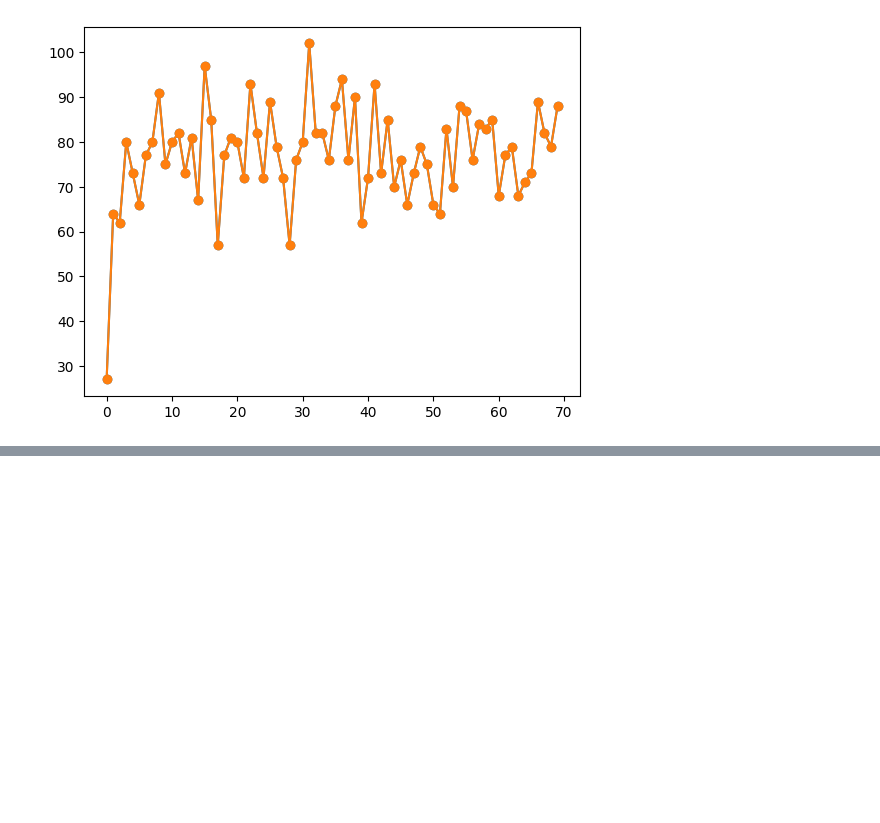
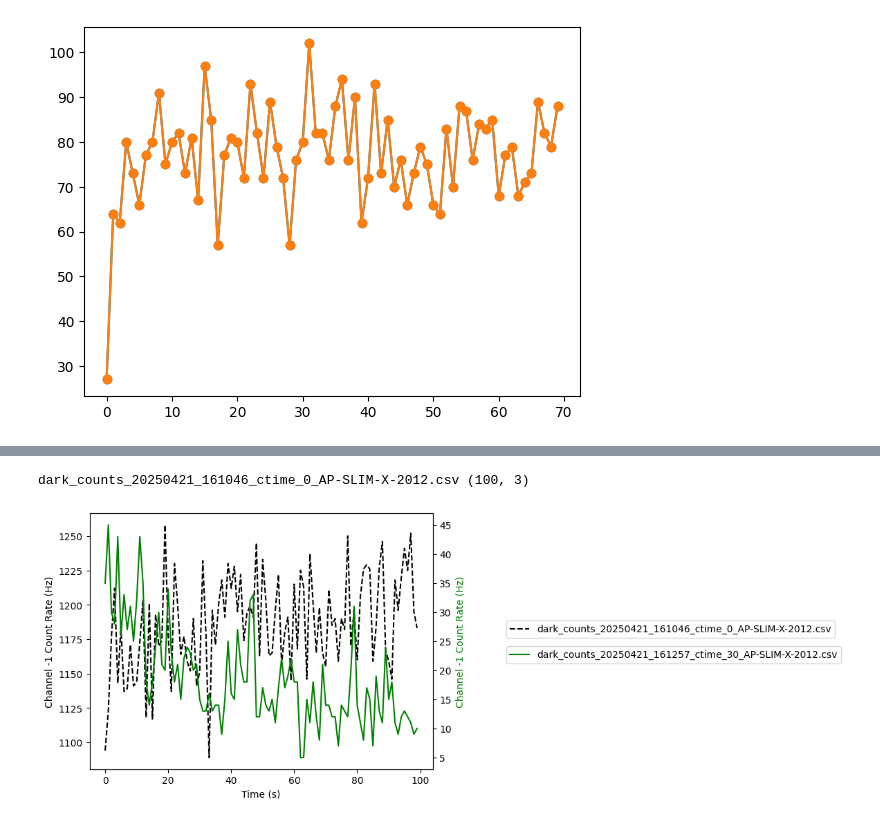
Before and after one commit to JenuC/timetagger-scripts, a Jupyter notebook: plot_time_trace.ipynb, the cells around one changed output, grey strips where cells are left out. Saved outputs shown, nothing was run; the diff lists cells and outputs as text; code cells hidden in the pictures; blank space fills up the shorter version.

Commit message:
cooling effects on a single pmt 30 sec plot

```diff
--- a/plot_time_trace.ipynb
+++ b/plot_time_trace.ipynb
@@ -534,0 +582,20 @@ NameError: name 'tagger' is not defined
+# %%
+
+for i,j in [#[WindowsPath('data/dark_counts_20250421_160321_ctime_0.csv'),            WindowsPath('data/dark_counts_20250421_160552_ctime_30.csv')],
+            [WindowsPath('data/dark_counts_20250421_161046_ctime_0_AP-SLIM-X-2012.csv'),            WindowsPath('data/dark_counts_20250421_161257_ctime_30_AP-SLIM-X-2012.csv')],
+           # [WindowsPath('data/dark_counts_20250421_163315_ctime_0.csv'),            WindowsPath('data/dark_counts_20250421_163527_ctime_30.csv')],
+           # [WindowsPath('data/dark_counts_20250421_164649_ctime_0.csv'),            WindowsPath('data/dark_counts_20250421_164820_ctime_30.csv')]
+        ]:
+    _,ax1 = plt.subplots()
+    ax2 = ax1.twinx()
+    df1 = pd.read_csv(i)
+    df2 = pd.read_csv(j)
+    sns.lineplot(x=df1.columns[0],y=df1.columns[1],data=df1,label = i.name, ax=ax1, linestyle='--',color='k')
+    print(i.name, df.shape)
+    sns.lineplot(x=df2.columns[0],y=df2.columns[1],data=df2,label = j.name, ax=ax2, linestyle='solid',color='g')
+    ax2.set_ylabel(df1.columns[1], color='g')  # y-axis label color
+    ax1.legend(  bbox_to_anchor=(1.2, 0.6))
+    ax2.legend(  bbox_to_anchor=(1.2, 0.5))
+# %% [output]
+dark_counts_20250421_161046_ctime_0_AP-SLIM-X-2012.csv (100, 3)
+[figure, added]
```
Also changed, not shown: parts of 6 cells of this notebook.
